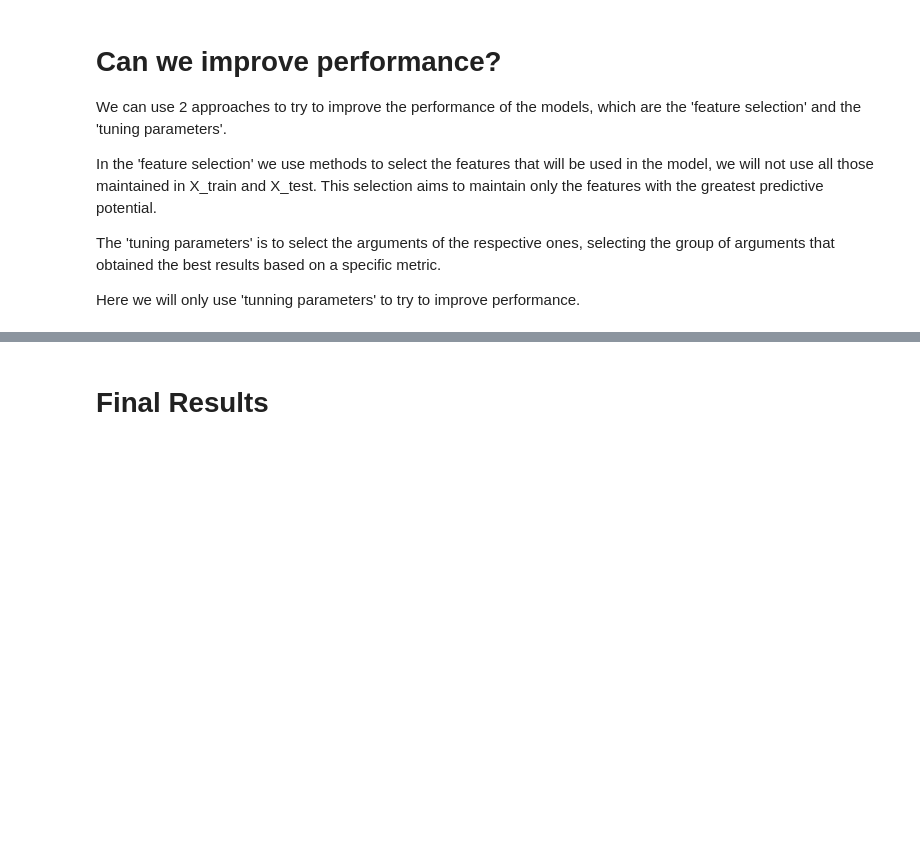
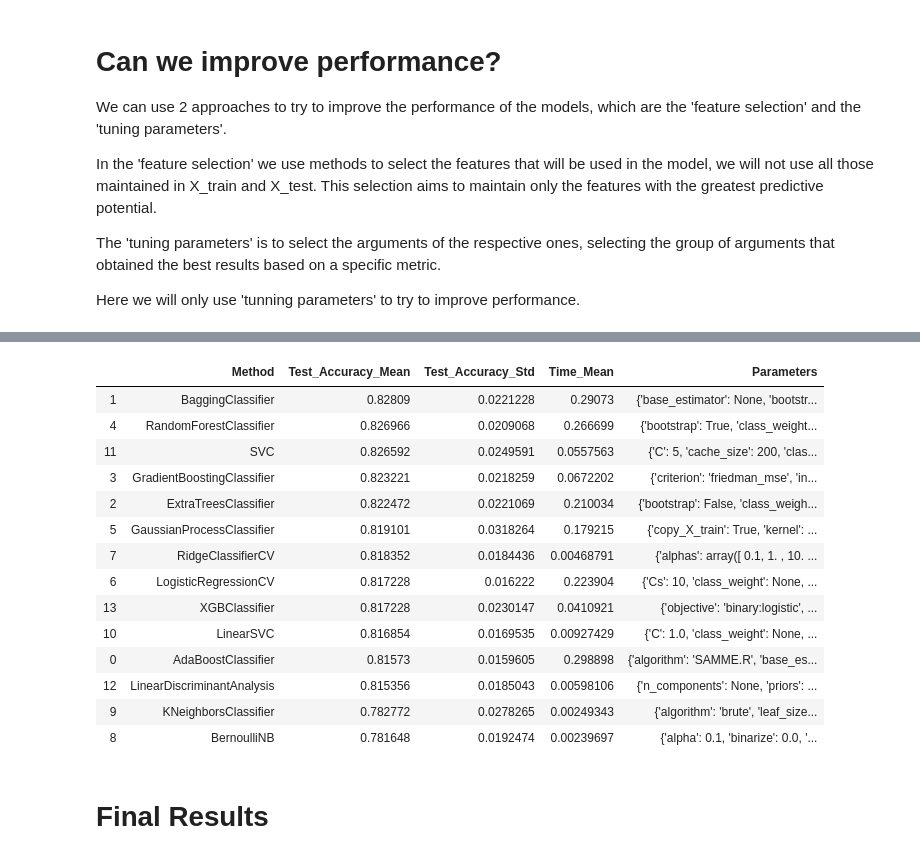
Before and after one commit to lucas-mlima/kaggle-titanic, a Jupyter notebook: Notebook_titanic.ipynb, the cells around one changed output, grey strips where cells are left out. Cells and saved outputs as stored; diff of their text form; code cells hidden in the pictures; blank space fills up the shorter version.

```diff
--- a/Notebook_titanic.ipynb
+++ b/Notebook_titanic.ipynb
@@ -1563,15 +1566,15 @@ methods_otim = [
 
 
     #Ensemble Methods
-    ensemble.AdaBoostClassifier(n_estimators = 300, learning_rate = .03, random_state = 0),
+    ensemble.AdaBoostClassifier(n_estimators = 300, learning_rate = .05, random_state = 0),
 
-    ensemble.BaggingClassifier(n_estimators = 300, bootstrap = True, max_samples = .25, random_state = 0),
+    ensemble.BaggingClassifier(n_estimators = 300, bootstrap = False, max_samples = .25, random_state = 0),
 
-    ensemble.ExtraTreesClassifier(n_estimators = 10, bootstrap = False, criterion = 'gini', max_depth = 8, random_state = 0),
+    ensemble.ExtraTreesClassifier(n_estimators = 300, bootstrap = False, criterion = 'entropy', max_depth = 8, random_state = 0),
 
-    ensemble.GradientBoostingClassifier(n_estimators = 100, loss = 'deviance', learning_rate = 0.25, max_depth = 2, random_state = 0),
+    ensemble.GradientBoostingClassifier(n_estimators = 50, loss = 'exponential', learning_rate = 0.05, max_depth = 4, random_state = 0),
 
-    ensemble.RandomForestClassifier(n_estimators = 100, criterion = 'gini', oob_score = True, max_depth = 10,
+    ensemble.RandomForestClassifier(n_estimators = 300, criterion = 'entropy', oob_score = True, max_depth = 8,
                                     random_state = 0),
 
 
@@ -1580,7 +1583,7 @@ methods_otim = [
 
 
     #GLM
-    linear_model.LogisticRegressionCV(fit_intercept = True, solver = 'saga', random_state = 0),
+    linear_model.LogisticRegressionCV(fit_intercept = False, solver = 'saga', random_state = 0),
 
     linear_model.RidgeClassifierCV(),
 
@@ -1590,13 +1593,13 @@ methods_otim = [
 
 
     #Nearest Neighbor
-    neighbors.KNeighborsClassifier(n_neighbors = 10, weights = 'uniform', algorithm = 'ball_tree'),
+    neighbors.KNeighborsClassifier(n_neighbors = 10, weights = 'uniform', algorithm = 'brute'),
 
 
     #SVM
     svm.LinearSVC(fit_intercept = False, random_state = 0),
 
-    svm.SVC(C = 1, gamma = .25, decision_function_shape = 'ovo', probability = True, random_state = 0),
+    svm.SVC(C = 5, gamma = .1, decision_function_shape = 'ovo', probability = True, random_state = 0),
 
 
     #Discriminant Analysis
@@ -1604,7 +1607,7 @@ methods_otim = [
 
 
     #xgboost
-    XGBClassifier(n_estimators = 100, learning_rate = .03, max_depth = 4, seed = 0)
+    XGBClassifier(n_estimators = 100, learning_rate = .03, max_depth = 2, seed = 0)
 
 
 ]
@@ -1613,11 +1616,11 @@ methods_otim = [
 
 #table to compare parameters and metrics
 methods_columns = ['Method', 'Test_Accuracy_Mean','Test_Accuracy_Std','Time_Mean', 'Parameters',]
-methods_compare = pd.DataFrame(columns = methods_columns)
+methods_compare_wt = pd.DataFrame(columns = methods_columns)
 
 
 #table with predictions
-method_predict = pd.DataFrame(df_test['PassengerId'])
+method_predict_wt = pd.DataFrame(df_test['PassengerId'])
 
 
 #the same code previously written
@@ -1628,22 +1631,37 @@ for method in methods_otim:
 
     #set name and parameters
     method_name = method.__class__.__name__
-    methods_compare.loc[row_index, 'Method'] = method_name
-    methods_compare.loc[row_index, 'Parameters'] = str(method.get_params())
+    methods_compare_wt.loc[row_index, 'Method'] = method_name
+    methods_compare_wt.loc[row_index, 'Parameters'] = str(method.get_params())
 
     #score model with cross validation:
     cv_results = model_selection.cross_validate(method, X_train, Y_train, cv  = cv_split)
 
-    methods_compare.loc[row_index, 'Time_Mean'] = cv_results['fit_time'].mean()
-    methods_compare.loc[row_index, 'Test_Accuracy_Mean'] = cv_results['test_score'].mean()
-    methods_compare.loc[row_index, 'Test_Accuracy_Std'] = cv_results['test_score'].std()
+    methods_compare_wt.loc[row_index, 'Time_Mean'] = cv_results['fit_time'].mean()
+    methods_compare_wt.loc[row_index, 'Test_Accuracy_Mean'] = cv_results['test_score'].mean()
+    methods_compare_wt.loc[row_index, 'Test_Accuracy_Std'] = cv_results['test_score'].std()
 
     method.fit(X_train, Y_train)
-    method_predict[method_name] = method.predict(X_validation)
+    method_predict_wt[method_name] = method.predict(X_validation)
 
     row_index += 1
-
-
-methods_compare.sort_values(by = ['Test_Accuracy_Mean'], ascending = False, inplace = True)
-methods_compare
+# %%
+methods_compare_wt.sort_values(by = ['Test_Accuracy_Mean'], ascending = False, inplace = True)
+methods_compare_wt
+# %% [output]
+|  | Method | Test_Accuracy_Mean | Test_Accuracy_Std | Time_Mean | Parameters |
+| 1 | BaggingClassifier | 0.82809 | 0.0221228 | 0.29073 | {'base_estimator': None, 'bootstr... |
+| 4 | RandomForestClassifier | 0.826966 | 0.0209068 | 0.266699 | {'bootstrap': True, 'class_weight... |
+| 11 | SVC | 0.826592 | 0.0249591 | 0.0557563 | {'C': 5, 'cache_size': 200, 'clas... |
+| 3 | GradientBoostingClassifier | 0.823221 | 0.0218259 | 0.0672202 | {'criterion': 'friedman_mse', 'in... |
+| 2 | ExtraTreesClassifier | 0.822472 | 0.0221069 | 0.210034 | {'bootstrap': False, 'class_weigh... |
+| 5 | GaussianProcessClassifier | 0.819101 | 0.0318264 | 0.179215 | {'copy_X_train': True, 'kernel': ... |
+| 7 | RidgeClassifierCV | 0.818352 | 0.0184436 | 0.00468791 | {'alphas': array([ 0.1, 1. , 10. ... |
+| 6 | LogisticRegressionCV | 0.817228 | 0.016222 | 0.223904 | {'Cs': 10, 'class_weight': None, ... |
+| 13 | XGBClassifier | 0.817228 | 0.0230147 | 0.0410921 | {'objective': 'binary:logistic', ... |
+| 10 | LinearSVC | 0.816854 | 0.0169535 | 0.00927429 | {'C': 1.0, 'class_weight': None, ... |
+| 0 | AdaBoostClassifier | 0.81573 | 0.0159605 | 0.298898 | {'algorithm': 'SAMME.R', 'base_es... |
+| 12 | LinearDiscriminantAnalysis | 0.815356 | 0.0185043 | 0.00598106 | {'n_components': None, 'priors': ... |
+| 9 | KNeighborsClassifier | 0.782772 | 0.0278265 | 0.00249343 | {'algorithm': 'brute', 'leaf_size... |
+| 8 | BernoulliNB | 0.781648 | 0.0192474 | 0.00239697 | {'alpha': 0.1, 'binarize': 0.0, '... |
 # %%
```
Also changed, not shown: parts of 13 cells of this notebook.
